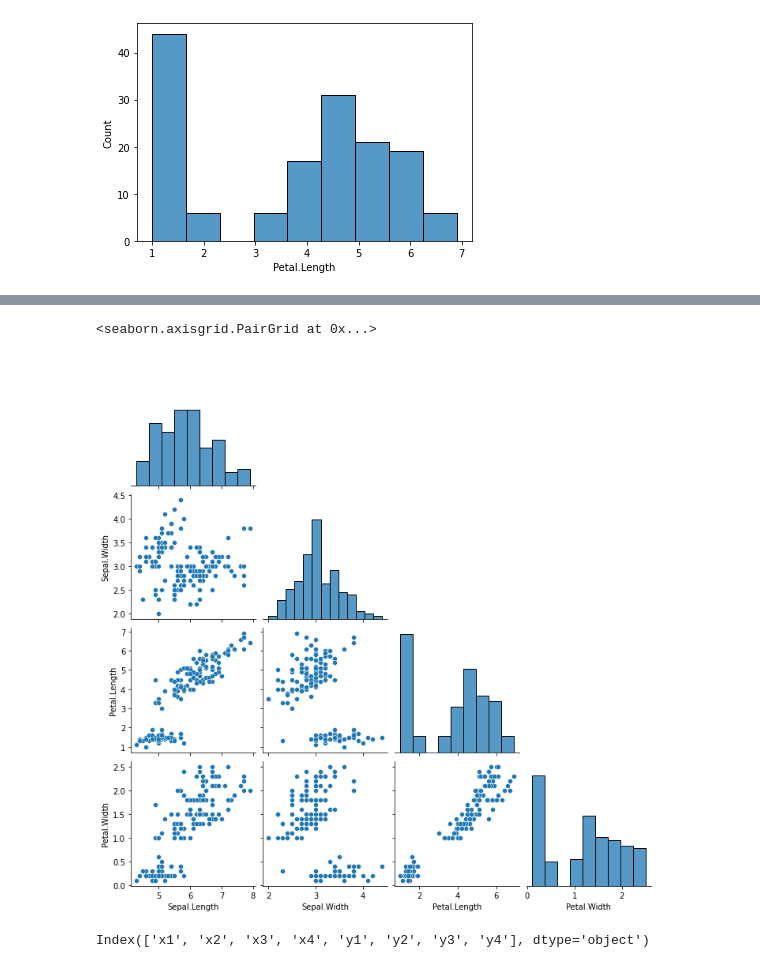
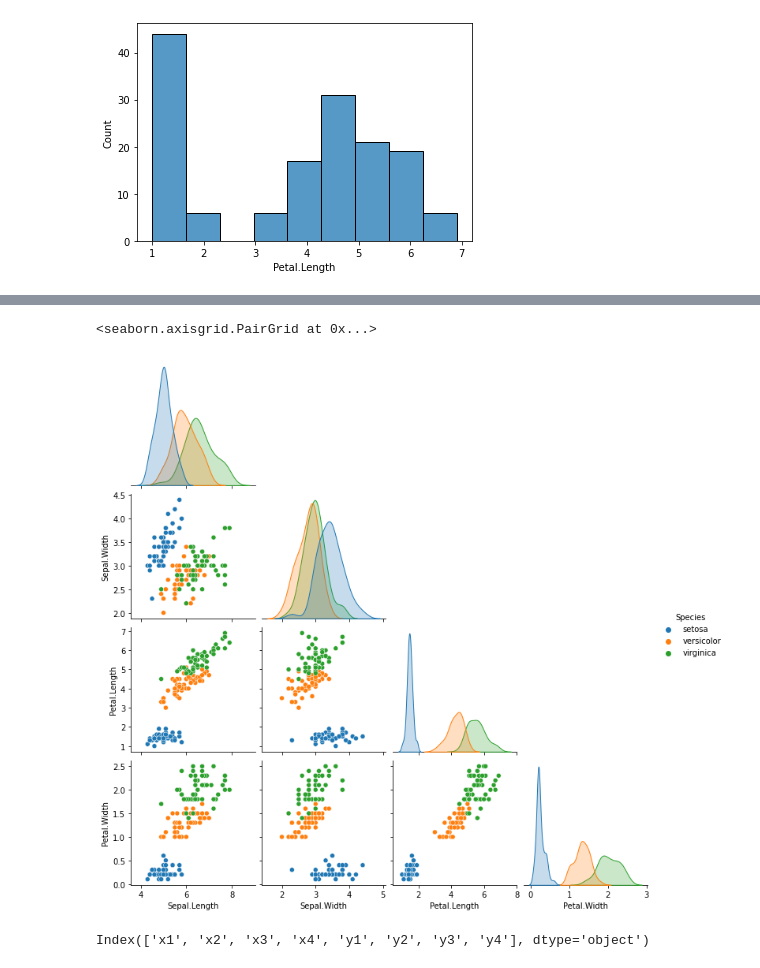
Before and after one commit to PGuajardo/numpy-pandas-visualization-exercises, a Jupyter notebook: seaborn_exercises.ipynb, the cells around one changed output, grey strips where cells are left out. Drawn from its saved outputs; the diff is of its cells as text; code cells hidden in the pictures.

```diff
--- a/seaborn_exercises.ipynb
+++ b/seaborn_exercises.ipynb
@@ -60,7 +72,7 @@ sns.jointplot(data=iris, x='Sepal.Length', y='Sepal.Width')
 # %%
 # Which features would be best used to predict species?
 # %%
-sns.pairplot(data = iris, corner = True)
+sns.pairplot(data = iris, corner = True, hue = 'Species')
 # %% [output]
 <seaborn.axisgrid.PairGrid at 0x...>
-[figure, old version]
+[figure, new version]
```
Also changed, not shown: parts of 34 cells of this notebook.
